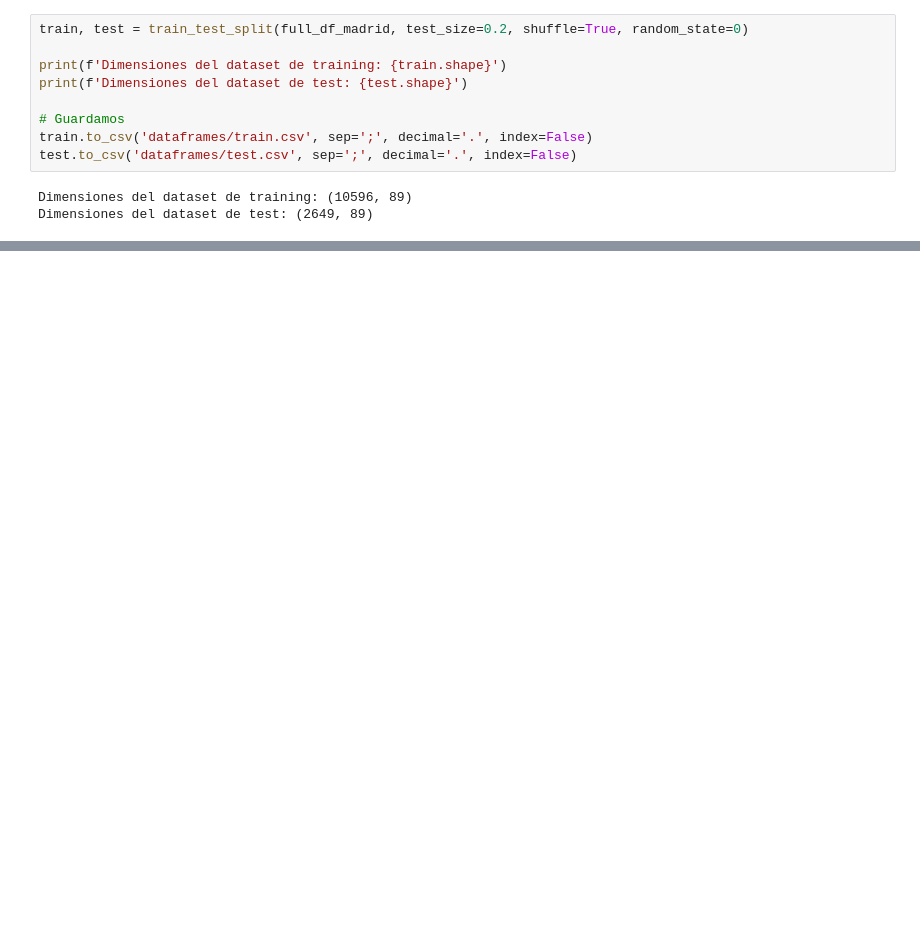
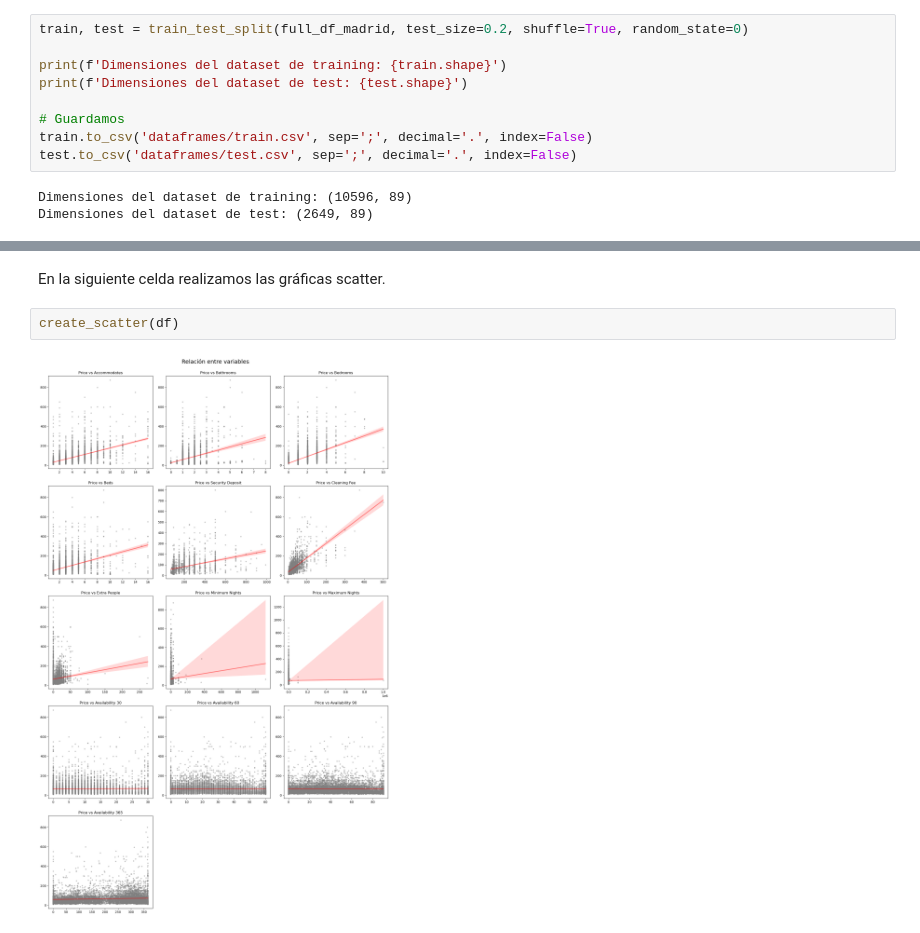
Before and after one commit to Prilom/Machine_Learning, a Jupyter notebook: Machine_learning_practice_PabloRilo.ipynb, the cells around one changed output, grey strips where cells are left out. Drawn from its saved outputs; the diff is of its cells as text; blank space fills up the shorter version.

```diff
--- a/Machine_learning_practice_PabloRilo.ipynb
+++ b/Machine_learning_practice_PabloRilo.ipynb
@@ -171,0 +464,6 @@ Name: Amenities, Length: 9071, dtype: int64
+# %% [markdown]
+En la siguiente celda realizamos las gráficas scatter.
+# %%
+create_scatter(df)
+# %% [output]
+[figure, added]
```
Also changed, not shown: parts of 120 cells of this notebook, 1 other file.
